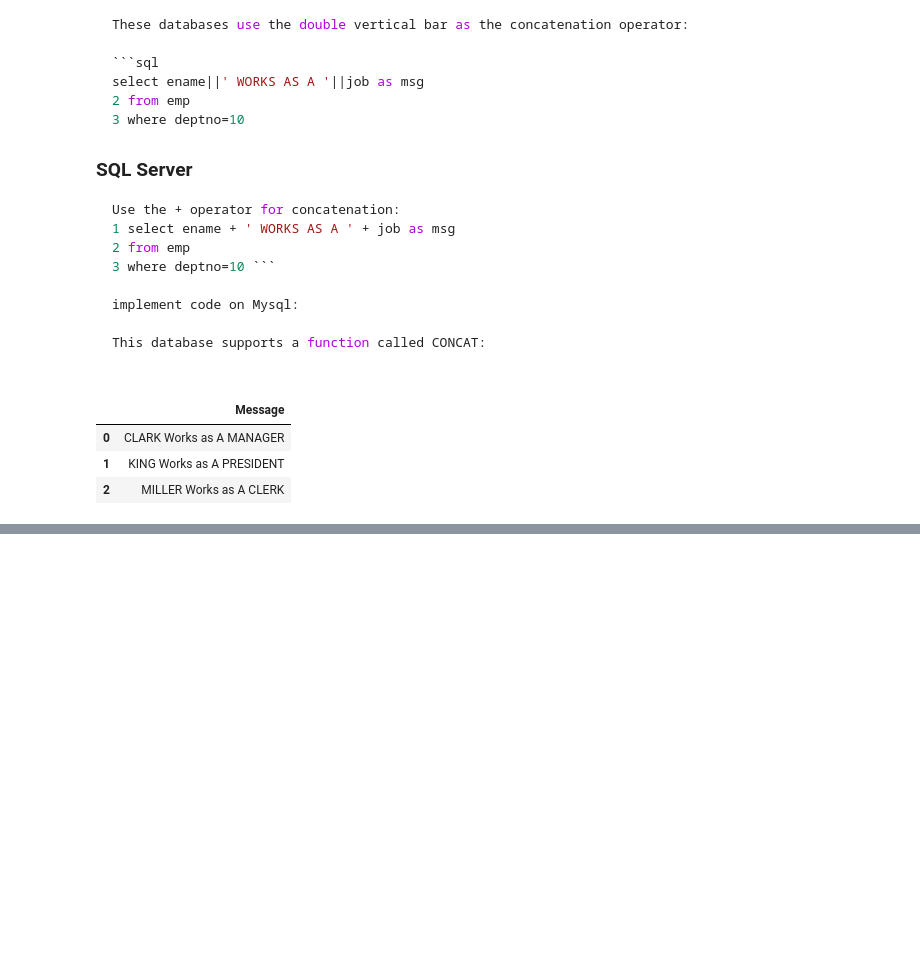
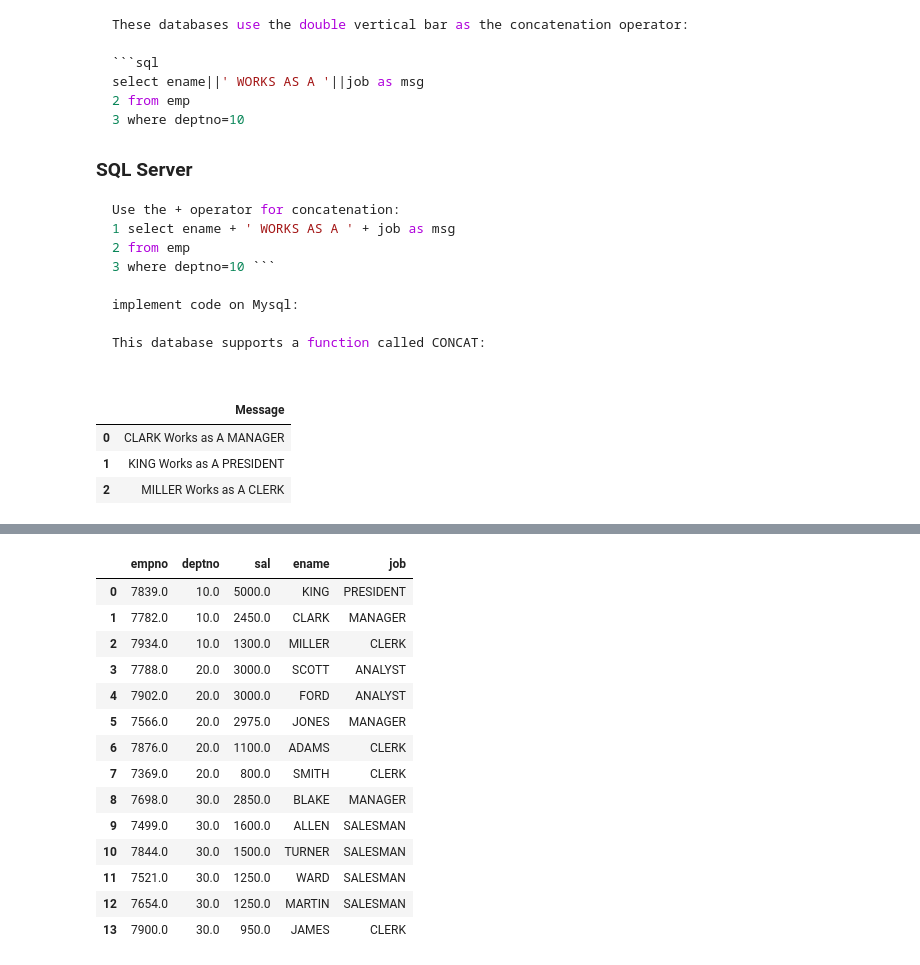
Before and after one commit to alinemati45/mysql_code_leetcode, a Jupyter notebook: SQL Cookbook for MySQL-Legion.ipynb, the cells around one changed output, grey strips where cells are left out. Cells and saved outputs as stored; diff of their text form; code cells hidden in the pictures; blank space fills up the shorter version.

```diff
--- a/SQL Cookbook for MySQL-Legion.ipynb
+++ b/SQL Cookbook for MySQL-Legion.ipynb
@@ -423,0 +743,22 @@ where deptno = 10
+# %%
+query('''
+select empno , deptno , sal , ename , job
+from emp
+order by deptno , sal desc
+''')
+# %% [output]
+|  | empno | deptno | sal | ename | job |
+| 0 | 7839.0 | 10.0 | 5000.0 | KING | PRESIDENT |
+| 1 | 7782.0 | 10.0 | 2450.0 | CLARK | MANAGER |
+| 2 | 7934.0 | 10.0 | 1300.0 | MILLER | CLERK |
+| 3 | 7788.0 | 20.0 | 3000.0 | SCOTT | ANALYST |
+| 4 | 7902.0 | 20.0 | 3000.0 | FORD | ANALYST |
+| 5 | 7566.0 | 20.0 | 2975.0 | JONES | MANAGER |
+| 6 | 7876.0 | 20.0 | 1100.0 | ADAMS | CLERK |
+| 7 | 7369.0 | 20.0 | 800.0 | SMITH | CLERK |
+| 8 | 7698.0 | 30.0 | 2850.0 | BLAKE | MANAGER |
+| 9 | 7499.0 | 30.0 | 1600.0 | ALLEN | SALESMAN |
+| 10 | 7844.0 | 30.0 | 1500.0 | TURNER | SALESMAN |
+| 11 | 7521.0 | 30.0 | 1250.0 | WARD | SALESMAN |
+| 12 | 7654.0 | 30.0 | 1250.0 | MARTIN | SALESMAN |
+| 13 | 7900.0 | 30.0 | 950.0 | JAMES | CLERK |
```
Also changed, not shown: parts of 63 cells of this notebook, 2 other files.
